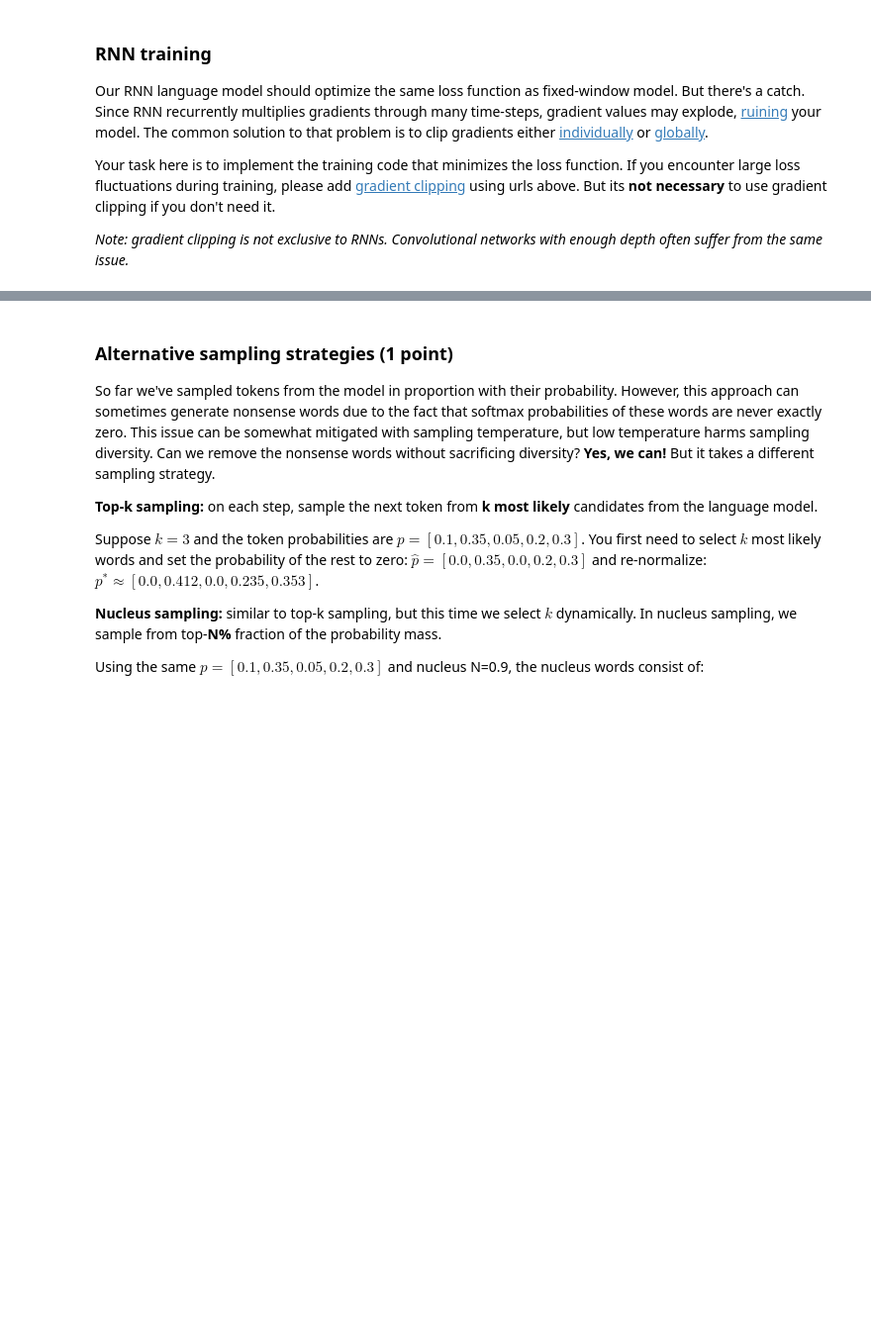
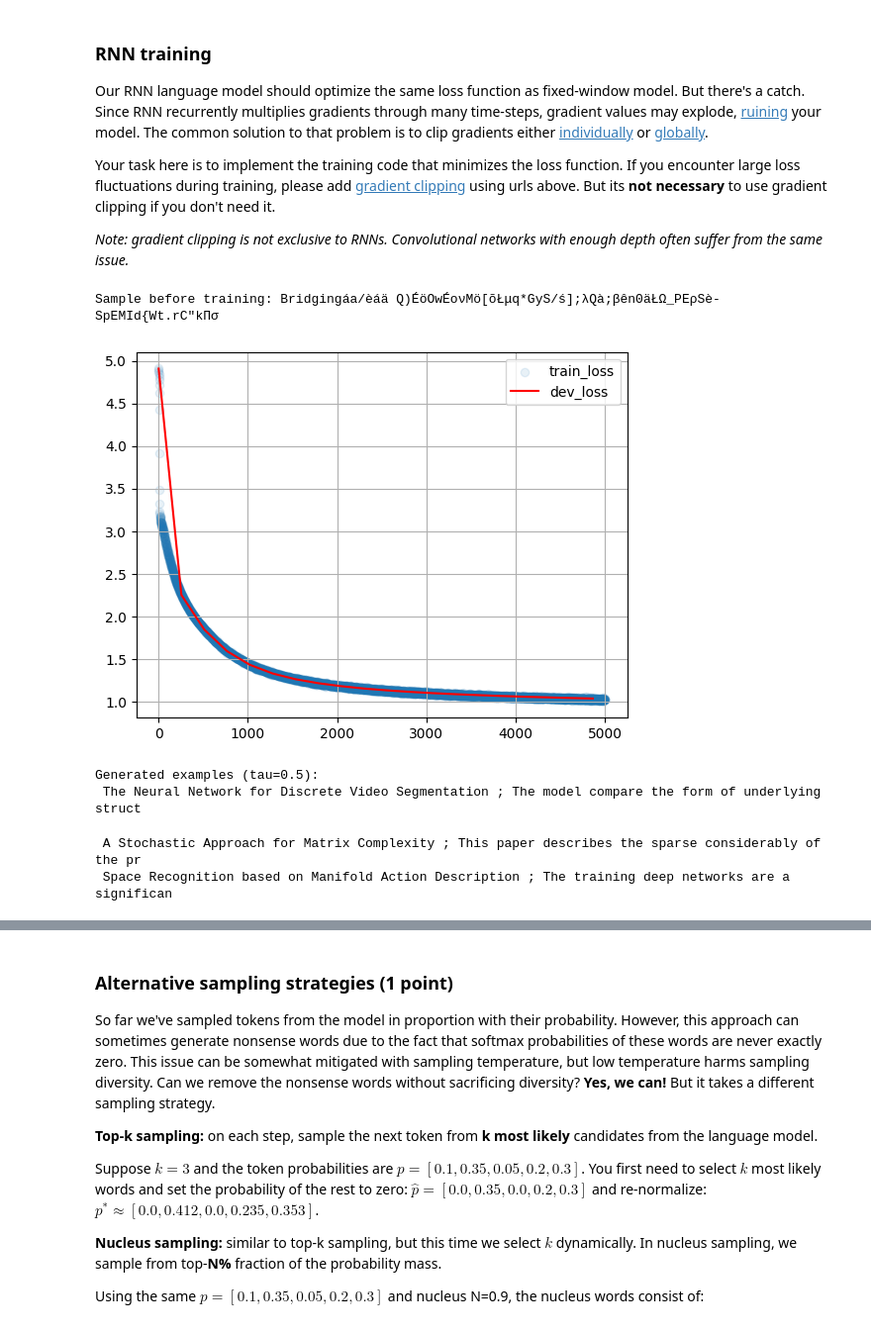
Before and after one commit to Aphelack/nlp_course, a Jupyter notebook: week02_lm/homework_pytorch.ipynb, the cells around one changed output, grey strips where cells are left out. Shown at 99% size. Cells and saved outputs as stored; diff of their text form; code cells hidden in the pictures; blank space fills up the shorter version.

```diff
--- a/week02_lm/homework_pytorch.ipynb
+++ b/week02_lm/homework_pytorch.ipynb
@@ -359,7 +377,12 @@ class RNNLanguageModel(nn.Module):
 
         # YOUR CODE - create layers/variables/etc
 
-        <...>
+        self.emb = nn.Embedding(n_tokens, emb_size)
+        self.rnn = nn.LSTM(emb_size, hid_size, batch_first=True)
+        self.fc = nn.Linear(hid_size, n_tokens)
+        self.emb_size = emb_size
+        self.hid_size = hid_size
+        self.n_tokens = n_tokens
 
         #END OF YOUR CODE
 
@@ -371,11 +394,15 @@ class RNNLanguageModel(nn.Module):
             these outputs will be used as logits to compute P(x_t | x_0, ..., x_{t - 1})
         """
         # YOUR CODE - apply layers, see docstring above
-        return <...> # output tensor should be of shape [batch_size, sequence_length, n_tokens]
+        embedded = self.emb(input_ix)  # shape: [batch_size, sequence_length, emb_size]
+        rnn_out, _ = self.rnn(embedded)  # shape: [batch_size, sequence_length, hid_size]
+        logits = self.fc(rnn_out)  # shape: [batch_size, sequence_length, n_tokens]
+        return logits  # output tensor should be of shape [batch_size, sequence_length, n_tokens]
 
     def get_possible_next_tokens(self, prefix=BOS, temperature=1.0, max_len=100):
         """ :returns: probabilities of next token, dict {token : prob} for all tokens """
-        prefix_ix = torch.as_tensor(to_matrix([prefix]), dtype=torch.int64)
+        device = next(self.parameters()).device
+        prefix_ix = torch.as_tensor(to_matrix([prefix]), dtype=torch.int64).to(device)
         with torch.no_grad():
             probs = torch.softmax(self(prefix_ix)[0, -1], dim=-1).cpu().numpy()  # shape: [n_tokens]
         return dict(zip(tokens, probs))
@@ -407,44 +437,57 @@ Your task here is to implement the training code that minimizes the loss functio
 
 _Note: gradient clipping is not exclusive to RNNs. Convolutional networks with enough depth often suffer from the same issue._
 # %%
-batch_size = 64         # <-- please tune batch size to fit your CPU/GPU configuration
-score_dev_every = 250
+batch_size = 512         # <-- please tune batch size to fit your CPU/GPU configuration
+score_dev_every = 256
 train_history, dev_history = [], []
 
-model = <YOUR CODE HERE>
+model = RNNLanguageModel()
+model = model.to(device)
 opt = torch.optim.Adam(model.parameters())
 
 # score untrained model
 dev_history.append((0, score_lines(model, dev_lines, batch_size)))
 print("Sample before training:", generate(model, 'Bridging'))
+# %% [output]
+Sample before training: Bridgingáa/èáä Q)ÉöOwÉoνMö[õŁμq*GyS/ś];λQà;βên0äŁΩ_PEρSè-SpEMId{Wt.rC"kΠσ
 # %%
 from IPython.display import clear_output
 from random import sample
 from tqdm import trange
 
 for i in trange(len(train_history), 5000):
     batch = to_matrix(sample(train_lines, batch_size))
 
-    <YOUR CODE - one step of the training loop for your RNN model>
+    batch = torch.tensor(batch).to(device)
+    loss_i = compute_loss(model, batch)
 
-    loss_i = <...>
+    opt.zero_grad()
+    loss_i.backward()
+    torch.nn.utils.clip_grad_norm_(model.parameters(), max_norm=1.0)
+    opt.step()
 
     train_history.append((i, float(loss_i)))
 
     if (i + 1) % 50 == 0:
         clear_output(True)
         plt.scatter(*zip(*train_history), alpha=0.1, label='train_loss')
         if len(dev_history):
             plt.plot(*zip(*dev_history), color='red', label='dev_loss')
         plt.legend(); plt.grid(); plt.show()
         print("Generated examples (tau=0.5):")
         for _ in range(3):
             print(generate(model, temperature=0.5))
 
     if (i + 1) % score_dev_every == 0:
         print("Scoring dev...")
         dev_history.append((i, score_lines(model, dev_lines, batch_size)))
         print('#%i Dev loss: %.3f' % dev_history[-1])
+# %% [output]
+[figure, added]
+Generated examples (tau=0.5):
+ The Neural Network for Discrete Video Segmentation ; The model compare the form of underlying struct
+ A Stochastic Approach for Matrix Complexity ; This paper describes the sparse considerably of the pr
+ Space Recognition based on Manifold Action Description ; The training deep networks are a significan
 # %%
 assert np.mean(train_history[:10], axis=0)[1] > np.mean(train_history[-10:], axis=0)[1], "The model didn't converge."
 print("Final dev loss:", dev_history[-1][-1])
```
Also changed, not shown: parts of 13 cells of this notebook, 1 other file.
